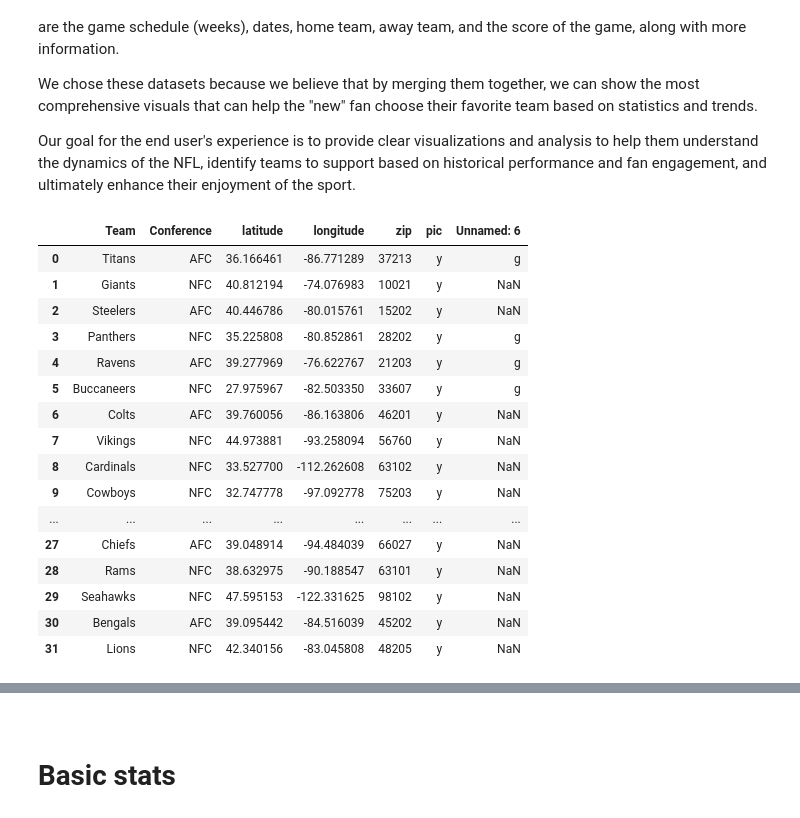
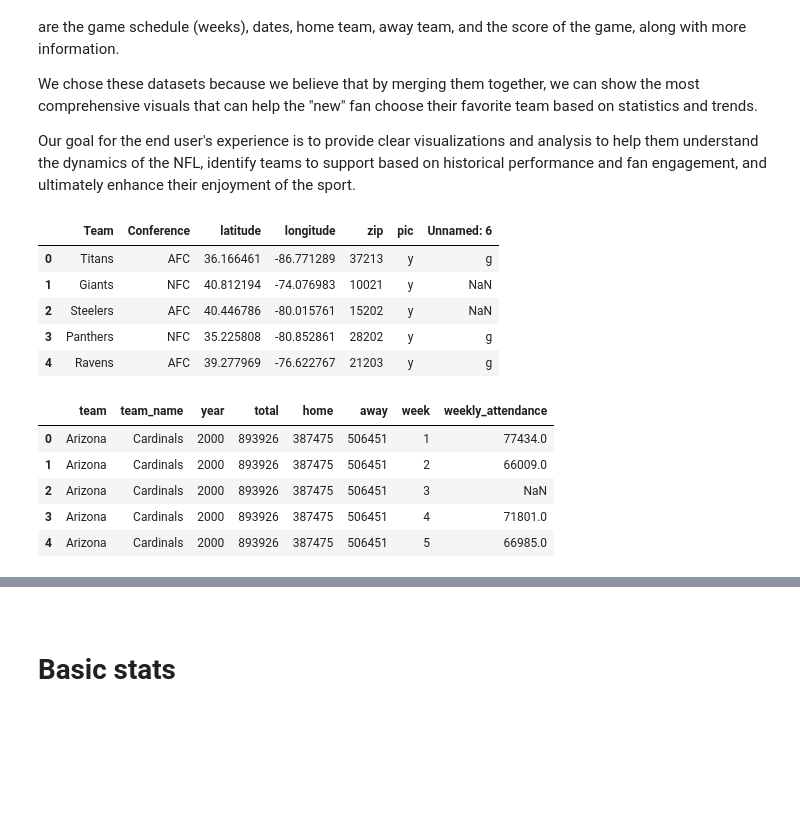
Before and after one commit to BrylliDTU/social_data, a Jupyter notebook: Final_report.ipynb, the cells around one changed output, grey strips where cells are left out. Saved outputs shown, nothing was run; the diff lists cells and outputs as text; code cells hidden in the pictures; blank space fills up the shorter version.

```diff
--- a/Final_report.ipynb
+++ b/Final_report.ipynb
@@ -84,22 +73,20 @@ game_attendance = pd.read_csv("DatasetNew/NFL_Attendance_2000_2019.csv")
 # Information about each game from 1999 to 2023
 games = pd.read_csv("DatasetNew/games.csv")
 # %%
-stadium_coordinates
+stadium_coordinates.head()
 # %% [output]
 |  | Team | Conference | latitude | longitude | zip | pic | Unnamed: 6 |
 | 0 | Titans | AFC | 36.166461 | -86.771289 | 37213 | y | g |
 | 1 | Giants | NFC | 40.812194 | -74.076983 | 10021 | y | NaN |
 | 2 | Steelers | AFC | 40.446786 | -80.015761 | 15202 | y | NaN |
 | 3 | Panthers | NFC | 35.225808 | -80.852861 | 28202 | y | g |
 | 4 | Ravens | AFC | 39.277969 | -76.622767 | 21203 | y | g |
-| 5 | Buccaneers | NFC | 27.975967 | -82.503350 | 33607 | y | g |
-| 6 | Colts | AFC | 39.760056 | -86.163806 | 46201 | y | NaN |
-| 7 | Vikings | NFC | 44.973881 | -93.258094 | 56760 | y | NaN |
-| 8 | Cardinals | NFC | 33.527700 | -112.262608 | 63102 | y | NaN |
-| 9 | Cowboys | NFC | 32.747778 | -97.092778 | 75203 | y | NaN |
-| ... | ... | ... | ... | ... | ... | ... | ... |
-| 27 | Chiefs | AFC | 39.048914 | -94.484039 | 66027 | y | NaN |
-| 28 | Rams | NFC | 38.632975 | -90.188547 | 63101 | y | NaN |
-| 29 | Seahawks | NFC | 47.595153 | -122.331625 | 98102 | y | NaN |
-| 30 | Bengals | AFC | 39.095442 | -84.516039 | 45202 | y | NaN |
-| 31 | Lions | NFC | 42.340156 | -83.045808 | 48205 | y | NaN |
+# %%
+game_attendance.head()
+# %% [output]
+|  | team | team_name | year | total | home | away | week | weekly_attendance |
+| 0 | Arizona | Cardinals | 2000 | 893926 | 387475 | 506451 | 1 | 77434.0 |
+| 1 | Arizona | Cardinals | 2000 | 893926 | 387475 | 506451 | 2 | 66009.0 |
+| 2 | Arizona | Cardinals | 2000 | 893926 | 387475 | 506451 | 3 | NaN |
+| 3 | Arizona | Cardinals | 2000 | 893926 | 387475 | 506451 | 4 | 71801.0 |
+| 4 | Arizona | Cardinals | 2000 | 893926 | 387475 | 506451 | 5 | 66985.0 |
```
Also changed, not shown: parts of 59 cells of this notebook.
